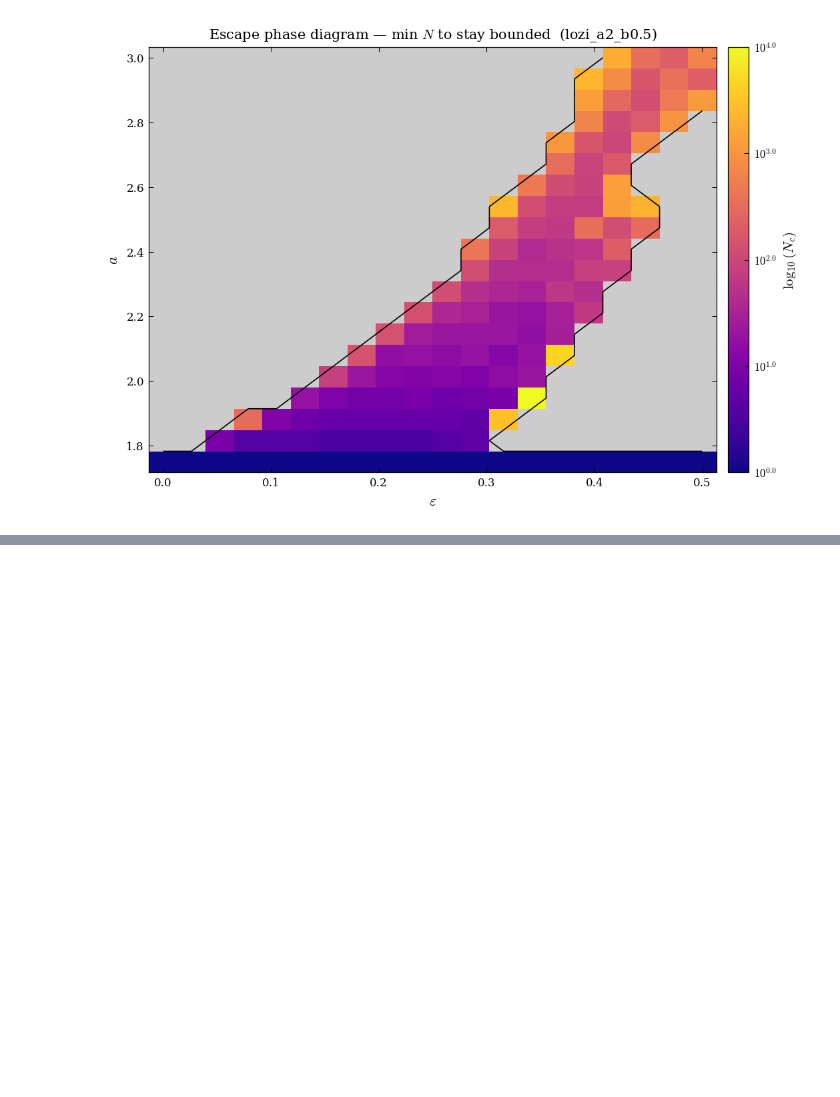
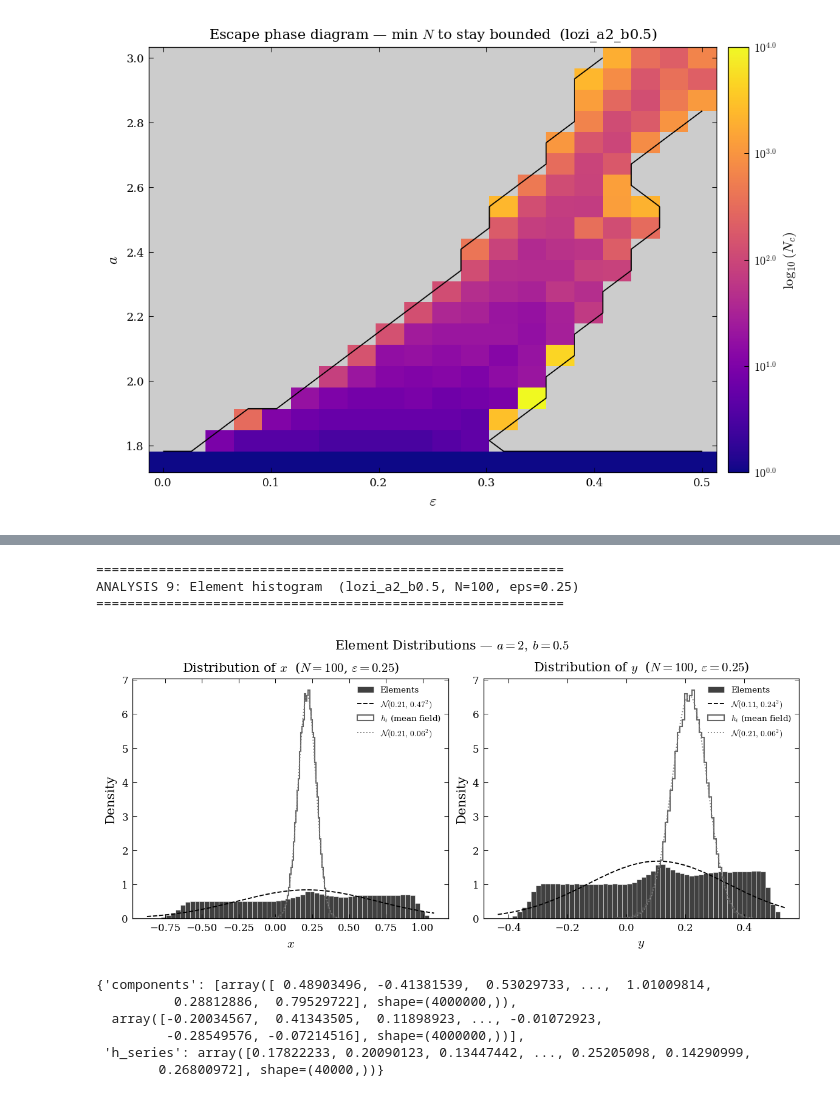
Before and after one commit to DaNameless/sophrosyne, a Jupyter notebook: code/notebooks/lozi.ipynb, the cells around one changed output, grey strips where cells are left out. Saved outputs shown, nothing was run; the diff lists cells and outputs as text; code cells hidden in the pictures; blank space fills up the shorter version.

```diff
--- a/code/notebooks/lozi.ipynb
+++ b/code/notebooks/lozi.ipynb
@@ -204,0 +279,27 @@ ANALYSIS 8: Escape phase diagram  (lozi_a2_b0.5)
+# %%
+sys_lozi = CoupledMapLattice.from_lozi(a=2, b=0.5)
+
+
+# ── Element histogram ─────────────────────────────────────────────────────
+sys_lozi.analysis_element_histogram(
+    N            = 100,
+    eps          = 0.25,
+    T_total      = 50_000,
+    T_transient  = 10_000,
+    show         = True,
+    gaussian_fit = 'both',
+    plot_elements=True,
+    plot_mean_field=True,
+
+)
+# %% [output]
+============================================================
+ANALYSIS 9: Element histogram  (lozi_a2_b0.5, N=100, eps=0.25)
+============================================================
+[figure, added]
+{'components': [array([ 0.48903496, -0.41381539,  0.53029733, ...,  1.01009814,
+          0.28812886,  0.79529722], shape=(4000000,)),
+  array([-0.20034567,  0.41343505,  0.11898923, ..., -0.01072923,
+         -0.28549576, -0.07214516], shape=(4000000,))],
+ 'h_series': array([0.17822233, 0.20090123, 0.13447442, ..., 0.25205098, 0.14290999,
+        0.26800972], shape=(40000,))}
```
Also changed, not shown: parts of 5 cells of this notebook, 5 other files.
